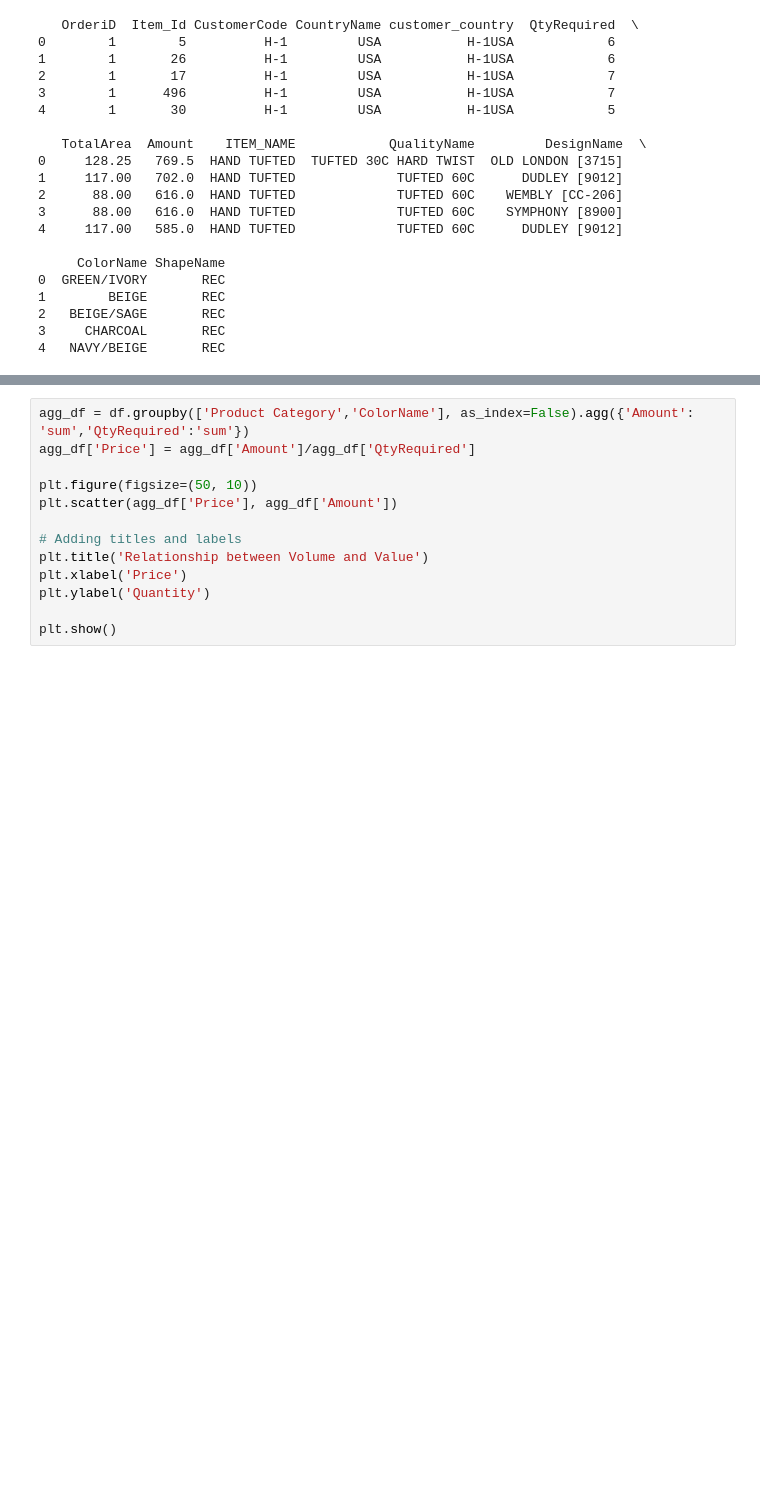
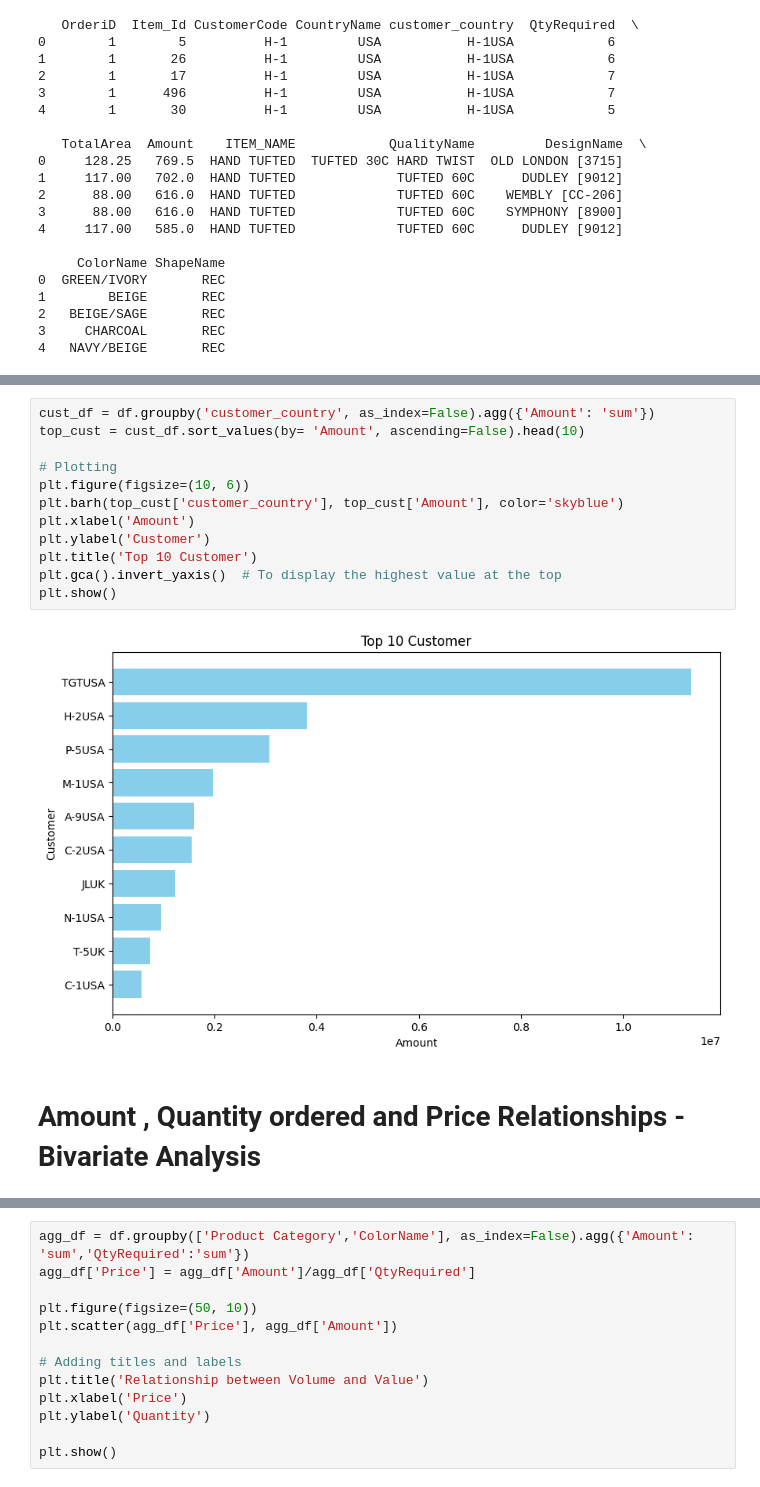
Before and after one commit to dineshb302/TERM2, a Jupyter notebook: ML_USL_EDA.ipynb, the cells around one changed output, grey strips where cells are left out. Drawn from its saved outputs; the diff is of its cells as text; blank space fills up the shorter version.

```diff
--- a/ML_USL_EDA.ipynb
+++ b/ML_USL_EDA.ipynb
@@ -123,5 +137,21 @@ plt.gca().invert_yaxis()  # To display the highest value at the top
 plt.show()
 # %% [output]
 [figure]
+# %%
+cust_df = df.groupby('customer_country', as_index=False).agg({'Amount': 'sum'})
+top_cust = cust_df.sort_values(by= 'Amount', ascending=False).head(10)
+
+# Plotting
+plt.figure(figsize=(10, 6))
+plt.barh(top_cust['customer_country'], top_cust['Amount'], color='skyblue')
+plt.xlabel('Amount')
+plt.ylabel('Customer')
+plt.title('Top 10 Customer')
+plt.gca().invert_yaxis()  # To display the highest value at the top
+plt.show()
+# %% [output]
+[figure, added]
+# %% [markdown]
+# Amount , Quantity ordered and Price Relationships - Bivariate Analysis
 # %%
 agg_df = df.groupby('Product Category', as_index=False).agg({'Amount': 'sum','QtyRequired':'sum'})
```
Also changed, not shown: parts of 17 cells of this notebook.
